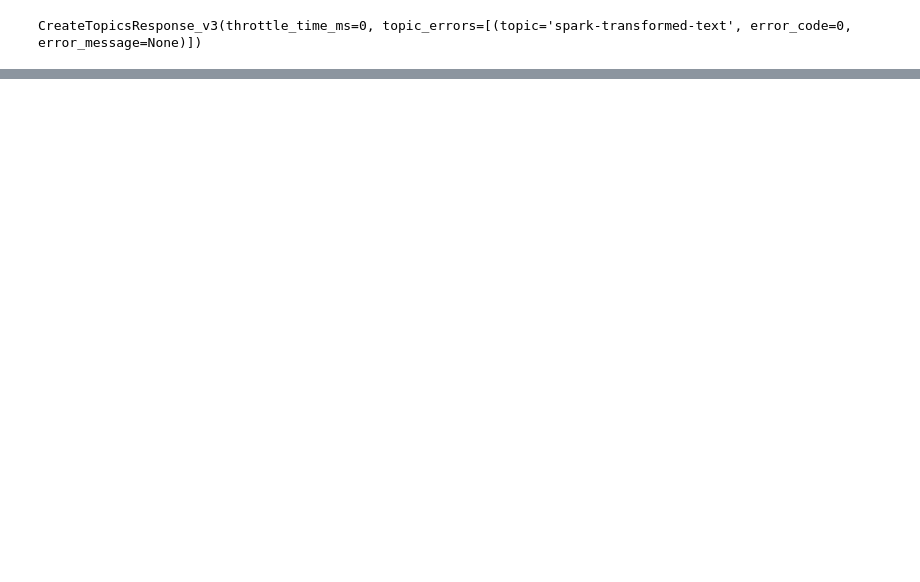
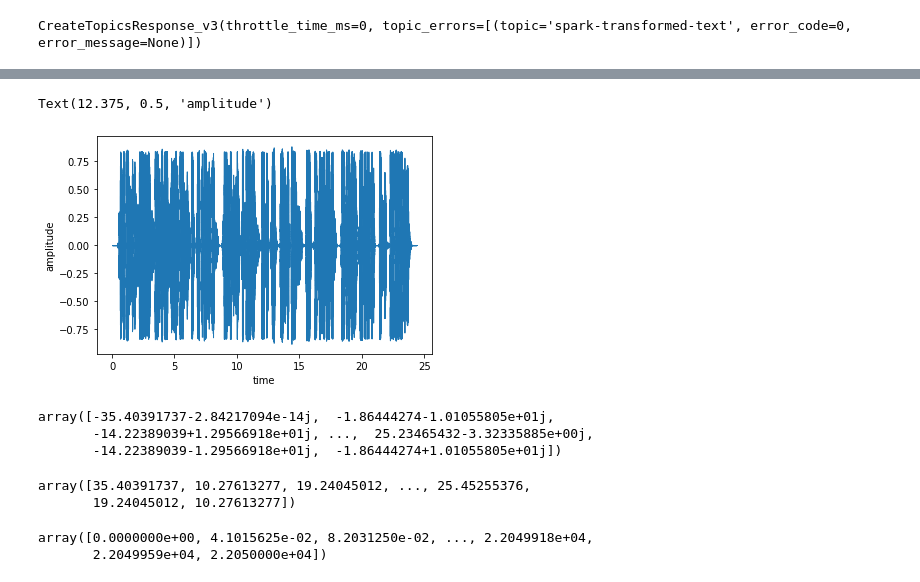
Before and after one commit to STT-data-collection/STT-Data-Collection, a Jupyter notebook: spark/spark_notebook.ipynb, the cells around one changed output, grey strips where cells are left out. Drawn from its saved outputs; the diff is of its cells as text; code cells hidden in the pictures; blank space fills up the shorter version.

```diff
--- a/spark/spark_notebook.ipynb
+++ b/spark/spark_notebook.ipynb
@@ -194,0 +104,11 @@ only showing top 20 rows
+# %%
+file = "../data/test_amharic.wav"
+# %%
+signal,sr = librosa.load(file,sr=22050)
+# %%
+librosa.display.waveshow(signal,sr=sr)
+plt.xlabel('time')
+plt.ylabel('amplitude')
+# %% [output]
+Text(12.375, 0.5, 'amplitude')
+[figure, added]
@@ -194,0 +117,16 @@ only showing top 20 rows
+# %%
+fft = np.fft.fft(signal);fft
+# %% [output]
+array([-35.40391737-2.84217094e-14j,  -1.86444274-1.01055805e+01j,
+       -14.22389039+1.29566918e+01j, ...,  25.23465432-3.32335885e+00j,
+       -14.22389039-1.29566918e+01j,  -1.86444274+1.01055805e+01j])
+# %%
+magnitude = np.abs(fft);magnitude
+# %% [output]
+array([35.40391737, 10.27613277, 19.24045012, ..., 25.45255376,
+       19.24045012, 10.27613277])
+# %%
+frequency = np.linspace(0,sr,len(magnitude));frequency
+# %% [output]
+array([0.0000000e+00, 4.1015625e-02, 8.2031250e-02, ..., 2.2049918e+04,
+       2.2049959e+04, 2.2050000e+04])
```
Also changed, not shown: parts of 65 cells of this notebook.
